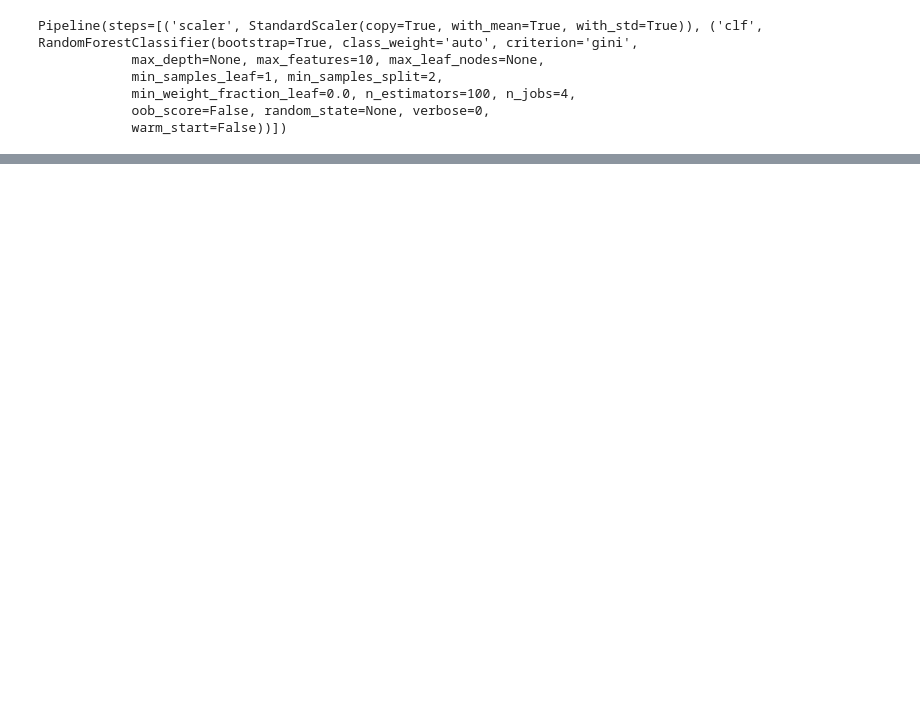
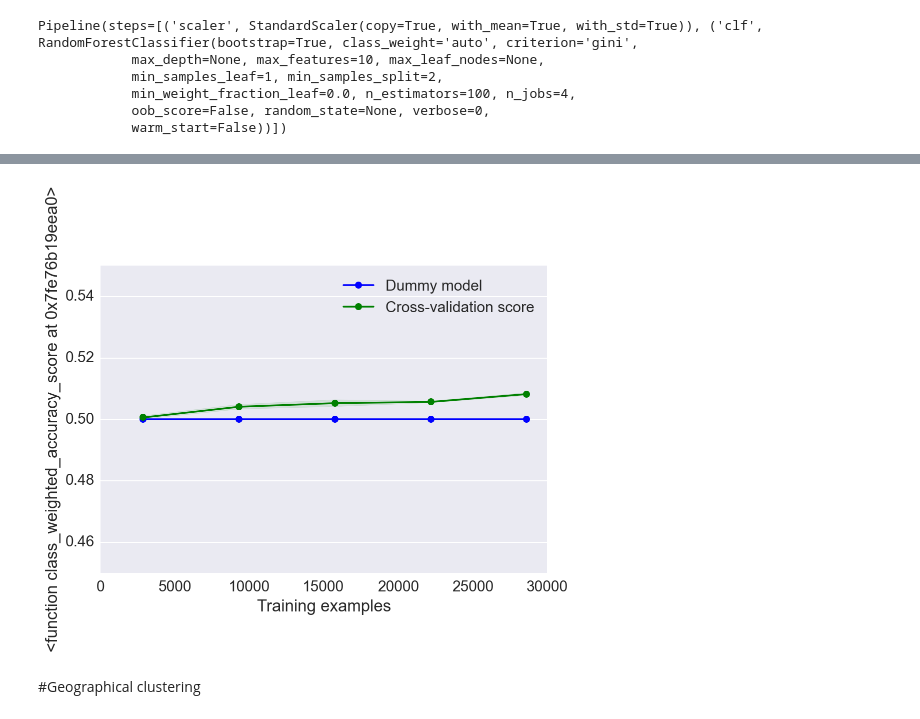
Before and after one commit to ibuder/reputon, a Jupyter notebook: notebooks/Visualizations_2015-06-21.ipynb, the cells around one changed output, grey strips where cells are left out. Drawn from its saved outputs; the diff is of its cells as text; code cells hidden in the pictures; blank space fills up the shorter version.

```diff
--- a/notebooks/Visualizations_2015-06-21.ipynb
+++ b/notebooks/Visualizations_2015-06-21.ipynb
@@ -65,0 +71,14 @@ Pipeline(steps=[('scaler', StandardScaler(copy=True, with_mean=True, with_std=Tr
+# %%
+engine = db.create_root_engine()
+rawtable = pd.io.sql.read_sql_table('listings', engine, index_col='id')
+Xtr, Xte, ytr, yte = get_training_test_set(rawtable, make_features=make_features5,
+                                               categorize_rating=categorize_rating2)
+# %%
+clf_dummy = get_dummy_clf()
+# %%
+clf2 = get_random_forest_clf2()
+# %%
+sns.set_context('notebook', font_scale=1.5)
+plot_learning_curve(clf2, "", Xtr, ytr, dummy=clf_dummy,
+                    scoring=class_weighted_accuracy_score, ylim=[0.45, 0.55], n_jobs=1, plot_train=False)
+# %% [output]
@@ -65,0 +86,3 @@ Pipeline(steps=[('scaler', StandardScaler(copy=True, with_mean=True, with_std=Tr
+[figure, added]
+# %% [markdown]
+#Geographical clustering
```
Also changed, not shown: parts of 7 cells of this notebook, 1 other file.
